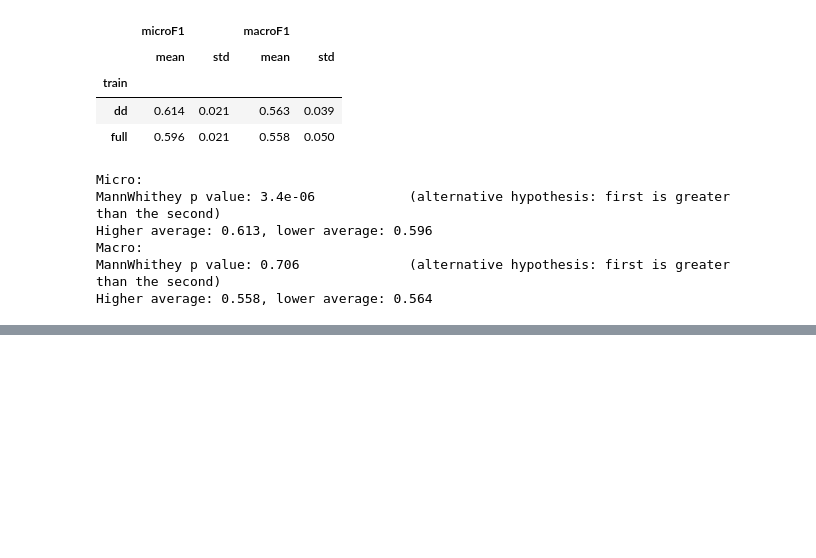
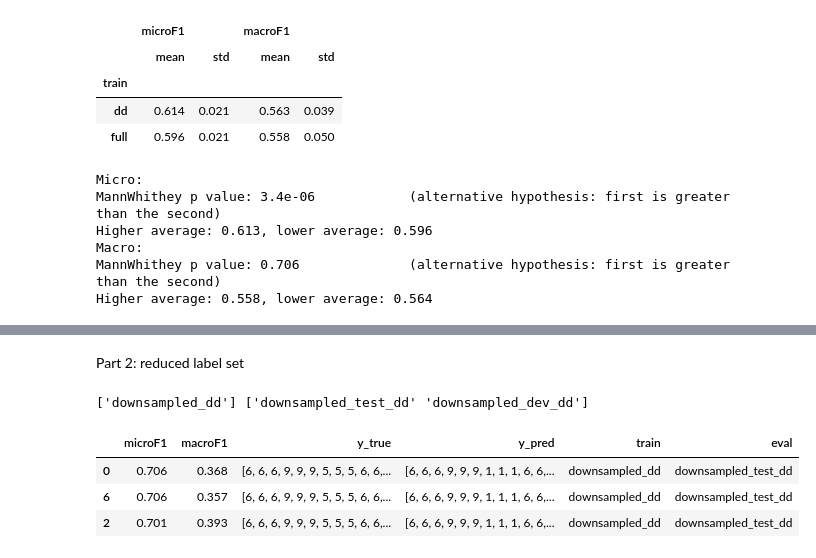
Before and after one commit to TajaKuzman/Transformers-GINCO-Experiments, a Jupyter notebook: 22_paper_plots_and_tables.ipynb, the cells around one changed output, grey strips where cells are left out. Drawn from its saved outputs; the diff is of its cells as text; code cells hidden in the pictures; blank space fills up the shorter version.

```diff
--- a/22_paper_plots_and_tables.ipynb
+++ b/22_paper_plots_and_tables.ipynb
@@ -438,0 +514,34 @@ Higher average: 0.558, lower average: 0.564
+# %% [markdown]
+Part 2: reduced label set
+# %%
+df = pd.concat(
+    [read_record(file) for file in [
+    #  "backup_12.txt",
+    #  "backup_12_1.txt",
+    #  "backup_12_2.txt",
+    # "backup_15.txt",
+    # "backup_16.txt",
+    #  "backup_17.txt",
+    #  "backup_17__2.txt",
+    # "backup_18.txt",
+    # "backup_18_2.txt",
+    # "backup_20.txt",
+    # "backup_20_2.txt",
+    # "backup_20.txt",
+    # "backup_20_2.txt",
+    "backup_21.txt",
+    ]], ignore_index=True)
+df = df.dropna().reset_index(drop=True)
+print(df.train.unique(), df["eval"].unique())
+
+c1 = df.train == "downsampled_dd"
+
+c2 = df["eval"] == "downsampled_test_dd"
+
+df[c1&c2].sort_values("microF1", ascending=False)[0:3]
+# %% [output]
+['downsampled_dd'] ['downsampled_test_dd' 'downsampled_dev_dd']
+|  | microF1 | macroF1 | y_true | y_pred | train | eval |
+| 0 | 0.706 | 0.368 | [6, 6, 6, 9, 9, 9, 5, 5, 5, 6, 6,... | [6, 6, 6, 9, 9, 9, 1, 1, 1, 6, 6,... | downsampled_dd | downsampled_test_dd |
+| 6 | 0.706 | 0.357 | [6, 6, 6, 9, 9, 9, 5, 5, 5, 6, 6,... | [6, 6, 6, 9, 9, 9, 1, 1, 1, 6, 6,... | downsampled_dd | downsampled_test_dd |
+| 2 | 0.701 | 0.393 | [6, 6, 6, 9, 9, 9, 5, 5, 5, 6, 6,... | [6, 6, 6, 9, 9, 9, 1, 1, 1, 6, 6,... | downsampled_dd | downsampled_test_dd |
```
Also changed, not shown: parts of 6 cells of this notebook.
